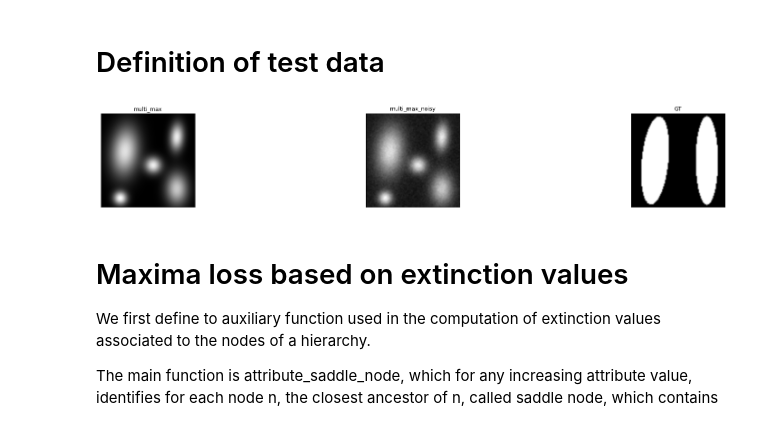
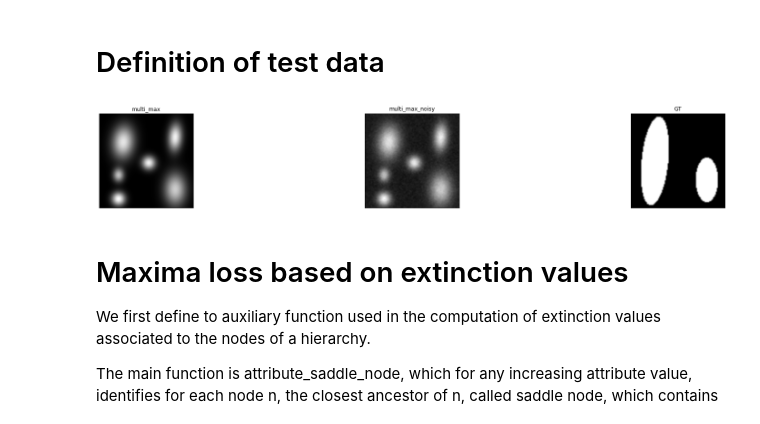
Before and after one commit to gengauss/MultiCTree, a Jupyter notebook: multiCTree_example.ipynb, the cells around one changed output. Cells and saved outputs as stored; diff of their text form; code cells hidden in the pictures.

```diff
--- a/multiCTree_example.ipynb
+++ b/multiCTree_example.ipynb
@@ -219,11 +218,17 @@ def gen_multi_max(noise):
     """
     Create a test image with 4 maxima of various sizes and brightnesses
     """
+    # im = np.zeros((100, 100))
+    # draw_Gaussian_2d(im, 30, 40, 18, 25, -0.3, 1.7)
+    # draw_Gaussian_2d(im, 20, 90, 5, 5, 0, 2)
+    # draw_Gaussian_2d(im, 80, 30, 12, 5, 1.8, 1.9)
+    # draw_Gaussian_2d(im, 80, 80, 15, 15, 0, 1.6)
     im = np.zeros((100, 100))
-    draw_Gaussian_2d(im, 25, 40, 10, 18, -0.1, 1.8)
+    draw_Gaussian_2d(im, 25, 30, 8, 12, -0.1, 1.8)
+    draw_Gaussian_2d(im, 20, 65, 4, 5, 0, 1.5)
     draw_Gaussian_2d(im, 20, 90, 5, 5, 0, 2)
-    draw_Gaussian_2d(im, 55, 55, 6, 6, 0.1, 1.9)
     draw_Gaussian_2d(im, 80, 25, 10, 5, 1.5, 1.9)
+    draw_Gaussian_2d(im, 52, 52, 5, 5, 0.1, 1.9)
     draw_Gaussian_2d(im, 80, 80, 8, 12, 0, 1.6)
 
     im = im / im.max()
@@ -232,43 +237,45 @@ def gen_multi_max(noise):
         im = im / im.max()
     return im
 
-
+# Example 1
 def gen_multi_max_gt(noise):
     im = np.zeros((100, 100))
     draw_Gaussian_2d(im, 25, 50, 12, 40, -0.1, 1)
-    draw_Gaussian_2d(im, 80, 50, 10, 40, 0, 1)
+    draw_Gaussian_2d(im, 80, 70, 10, 20, 0, 1)
 
     im = im / im.max()
     if noise > 0:
         im = im + np.random.randn(*im.shape) * noise
         im = im / im.max()
     return im
 
+
 testimage["multi_max"] = gen_multi_max(noise=0)
 testimage["multi_max_noisy"] = gen_multi_max(noise=0.03)
 testimage["GT"] = gen_multi_max_gt(noise=0)
-
+import cv2
 image = testimage["GT"]
 image = cv2.convertScaleAbs(image)
 _, binary_image_gt = cv2.threshold(image, 0, 1, cv2.THRESH_BINARY)
 
 testimage["GT"] = binary_image_gt
+
 
 figsize = 5
 fig = plt.figure(figsize=(figsize * figsize, len(testimage)))
 plt.subplots_adjust(left=.02, right=.98, bottom=.001, top=.96, wspace=.05, hspace=.01)
 def plot_im(rows, columns, y, x, im, title):
     plt.subplot(rows, columns, y * columns + x + 1);
     plt.imshow(im, interpolation="bicubic", cmap="gray");
     plt.xticks([]); plt.yticks([])
     plt.title(title)
 
 testdata = {}
 for i, (k, im) in enumerate(testimage.items()):
     testdata[k] = (hg.get_8_adjacency_implicit_graph(im.shape), im)
     plot_im(1, len(testimage), 0, i, im, k)
 # %% [output]
-[figure, old version]
+[figure, new version]
 # %% [markdown]
 # Maxima loss based on extinction values
 
```
Also changed, not shown: parts of 11 cells of this notebook.
